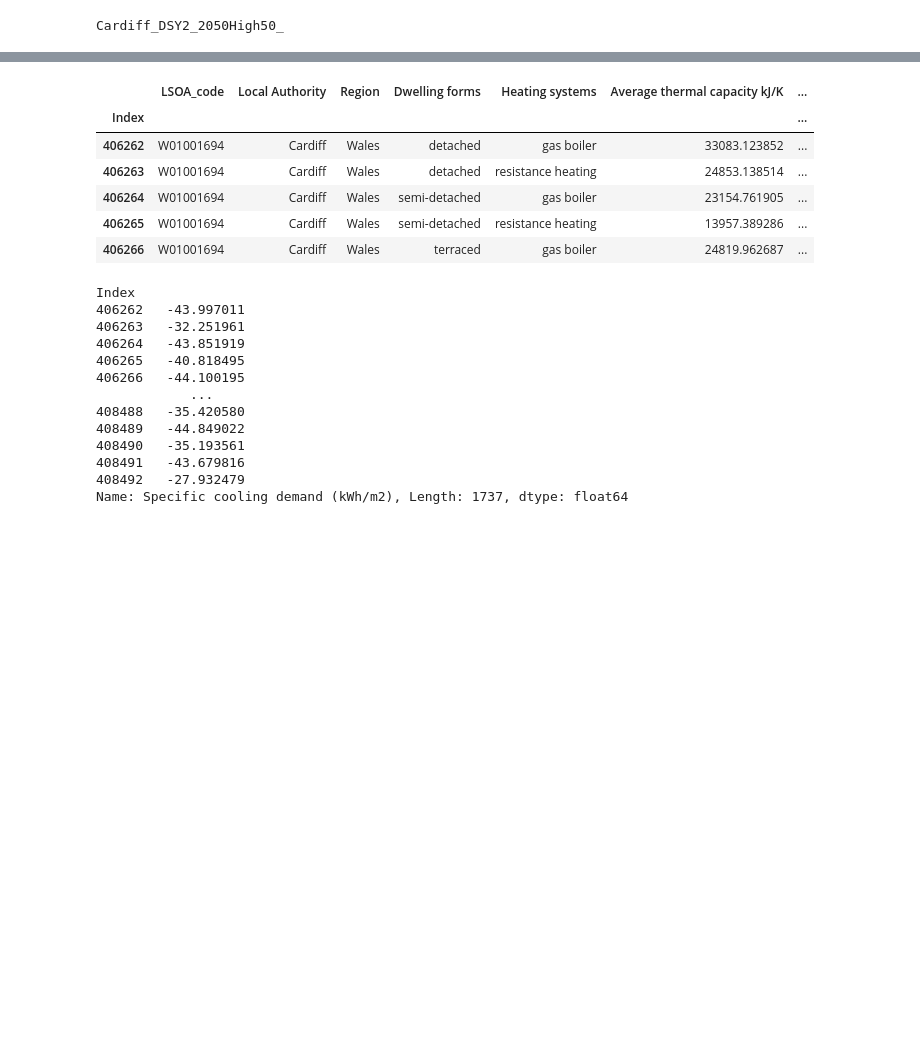
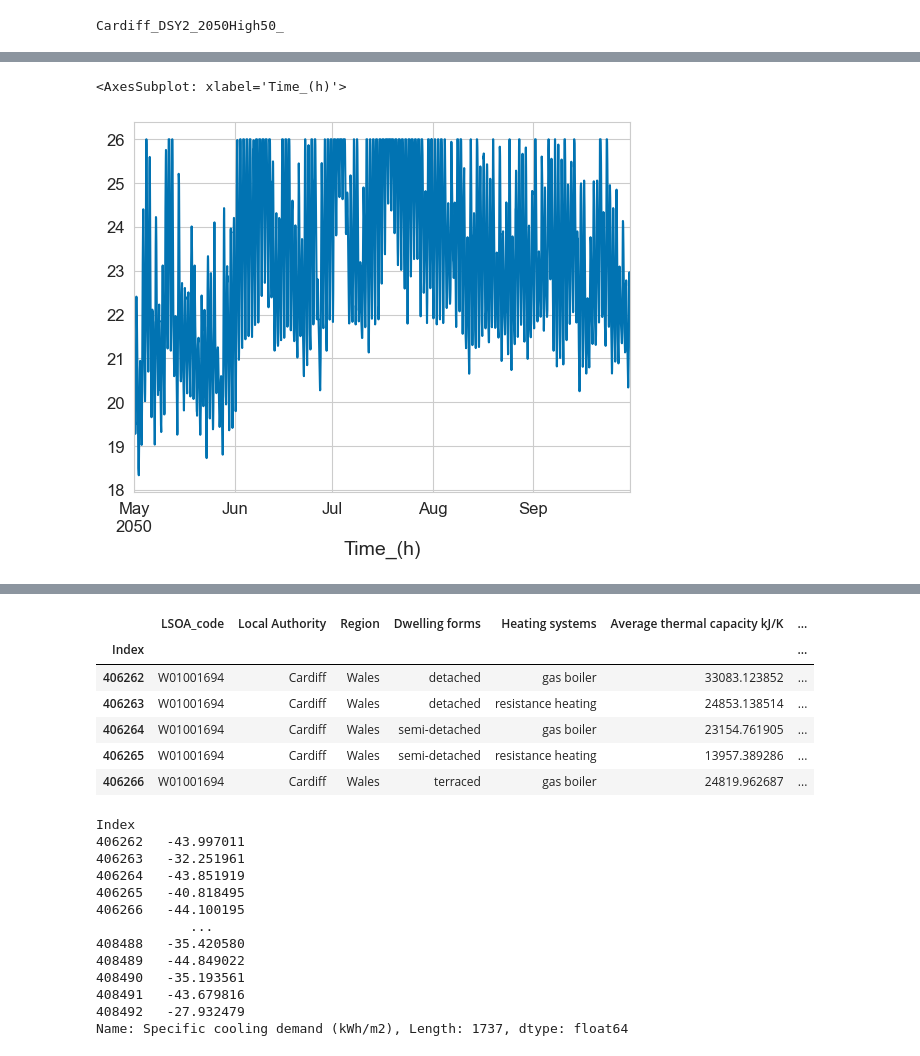
Before and after one commit to AlexandreLab/cooling_demand_UK, a Jupyter notebook: notebooks/cooling_energy_demand_by_LA.ipynb, the cells around one changed output, grey strips where cells are left out. Saved outputs shown, nothing was run; the diff lists cells and outputs as text; code cells hidden in the pictures; blank space fills up the shorter version.

```diff
--- a/notebooks/cooling_energy_demand_by_LA.ipynb
+++ b/notebooks/cooling_energy_demand_by_LA.ipynb
@@ -215,3 +186,8 @@ results_df[schema.DataSchema.HEATINGOUTPUT].plot()
+# %%
+results_df[schema.DataSchema.IAT].plot()
+# %% [output]
+<AxesSubplot: xlabel='Time_(h)'>
+[figure, added]
 # %%
 results_df[[schema.DataSchema.IAT,schema.DataSchema.OAT]].plot()
 # %% [output]
```
Also changed, not shown: parts of 27 cells of this notebook, 11 other files.
